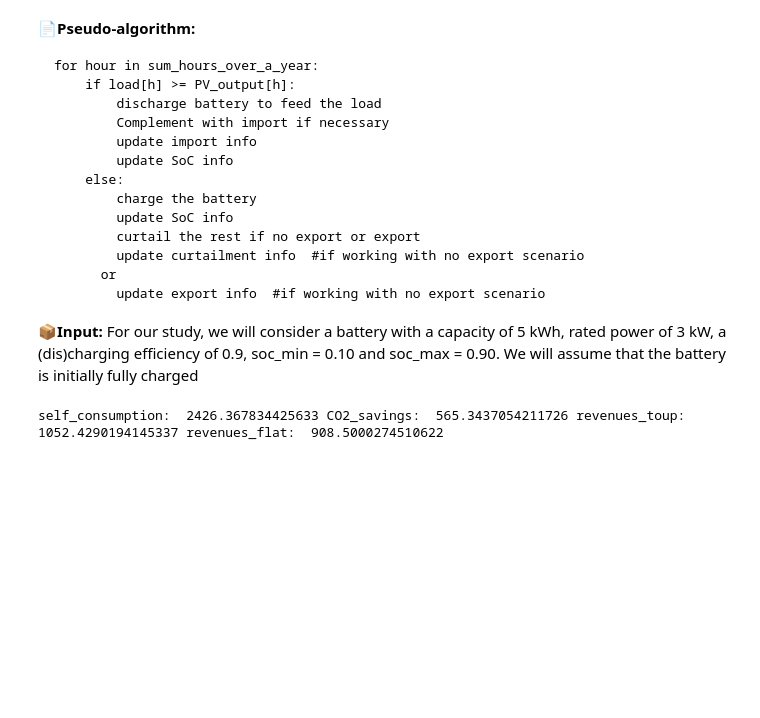
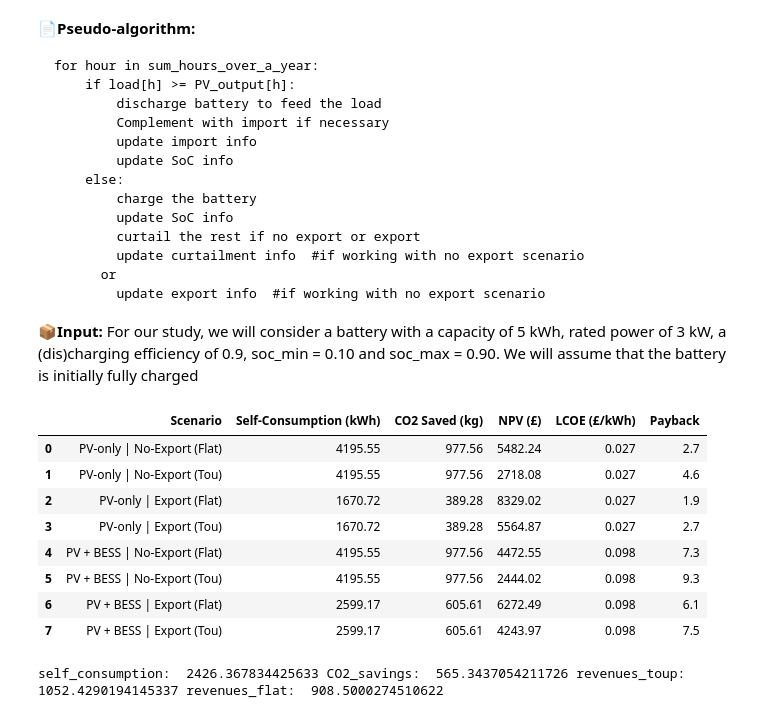
Before and after one commit to ChristopherDuke545/Renewable-Energy-Technologies-and-Smart-Grids, a Jupyter notebook: Final_working_code_CWK_vc2.ipynb, the cells around one changed output. Cells and saved outputs as stored; diff of their text form; code cells hidden in the pictures; blank space fills up the shorter version.

```diff
--- a/Final_working_code_CWK_vc2.ipynb
+++ b/Final_working_code_CWK_vc2.ipynb
@@ -626,3 +797,51 @@ for hour in sum_hours_over_a_year:
+# %%
+def calculate_metrics(name, sim_results, pricing_type='flat'):
+    """Calculates financial KPIs based on simulation results."""
+    DISCOUNT_RATE, LIFETIME, SEG_RATE, FLAT_IMPORT, CO2_FACTOR = 0.05, 25, 0.08, 0.30, 0.233
+
+    is_bess = 'BESS' in name
+    capex = 1300 + (3500 if is_bess else 0)
+    opex = 20 + (50 if is_bess else 0)
+
+    imports = np.array(sim_results['imports'])
+    exports = np.array(sim_results['exports'])
+
+    import_costs = imports.sum() * FLAT_IMPORT if pricing_type == 'flat' else (imports * toup).sum()
+    annual_savings = (load['average_household_consumption'].sum() * FLAT_IMPORT) - import_costs + (exports.sum() * SEG_RATE)
+    net_cashflow = annual_savings - opex
+
+    npv = -capex + sum([net_cashflow / (1 + DISCOUNT_RATE)**t for t in range(1, LIFETIME + 1)])
+    total_gen = PV_output.sum()
+    lcoe = (capex + sum([opex / (1 + DISCOUNT_RATE)**t for t in range(1, LIFETIME + 1)])) / sum([total_gen / (1 + DISCOUNT_RATE)**t for t in range(1, LIFETIME + 1)])
+
+    return {
+        'Scenario': f"{name} ({pricing_type.capitalize()})",
+        'Self-Consumption (kWh)': round(total_gen - exports.sum(), 2),
+        'CO2 Saved (kg)': round((total_gen - exports.sum()) * CO2_FACTOR, 2),
+        'NPV (£)': round(npv, 2), 'LCOE (£/kWh)': round(lcoe, 3),
+        'Payback': round(capex / net_cashflow, 1) if net_cashflow > 0 else 'Never'
+    }
+
+# Execution
+final_comparison = []
+for batt in [False, True]:
+    for exp in [False, True]:
+        label = f"PV{' + BESS' if batt else '-only'} | {'Export' if exp else 'No-Export'}"
+        sim = run_techno_economic_simulation(load['average_household_consumption'], ghi['swgdn'], batt, exp)
+        final_comparison.append(calculate_metrics(label, sim, 'flat'))
+        final_comparison.append(calculate_metrics(label, sim, 'tou'))
+
+display(pd.DataFrame(final_comparison))
+# %% [output]
+|  | Scenario | Self-Consumption (kWh) | CO2 Saved (kg) | NPV (£) | LCOE (£/kWh) | Payback |
+| 0 | PV-only | No-Export (Flat) | 4195.55 | 977.56 | 5482.24 | 0.027 | 2.7 |
+| 1 | PV-only | No-Export (Tou) | 4195.55 | 977.56 | 2718.08 | 0.027 | 4.6 |
+| 2 | PV-only | Export (Flat) | 1670.72 | 389.28 | 8329.02 | 0.027 | 1.9 |
+| 3 | PV-only | Export (Tou) | 1670.72 | 389.28 | 5564.87 | 0.027 | 2.7 |
+| 4 | PV + BESS | No-Export (Flat) | 4195.55 | 977.56 | 4472.55 | 0.098 | 7.3 |
+| 5 | PV + BESS | No-Export (Tou) | 4195.55 | 977.56 | 2444.02 | 0.098 | 9.3 |
+| 6 | PV + BESS | Export (Flat) | 2599.17 | 605.61 | 6272.49 | 0.098 | 6.1 |
+| 7 | PV + BESS | Export (Tou) | 2599.17 | 605.61 | 4243.97 | 0.098 | 7.5 |
 # %%
 # PV model (re-instantiate with known parameters)
 # Assuming 'efficiency_pv' and 'area_pv' are defined from previous cells
```
Also changed, not shown: parts of 9 cells of this notebook.
